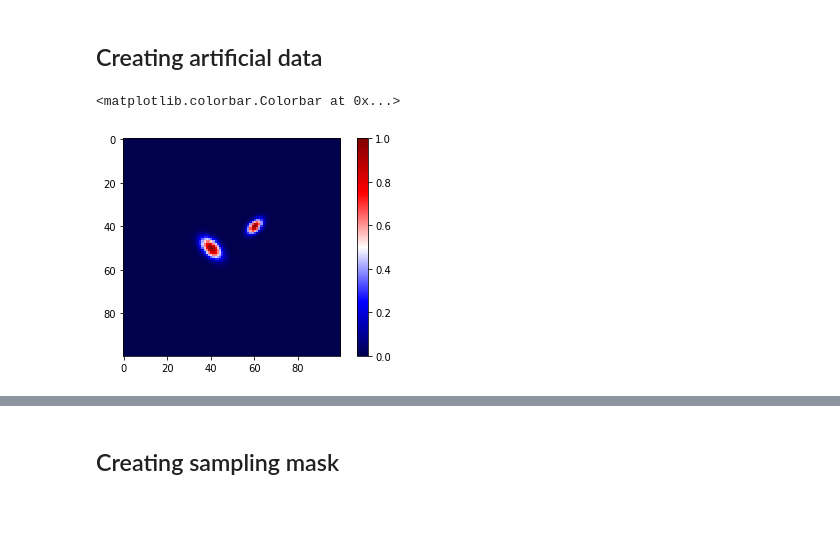
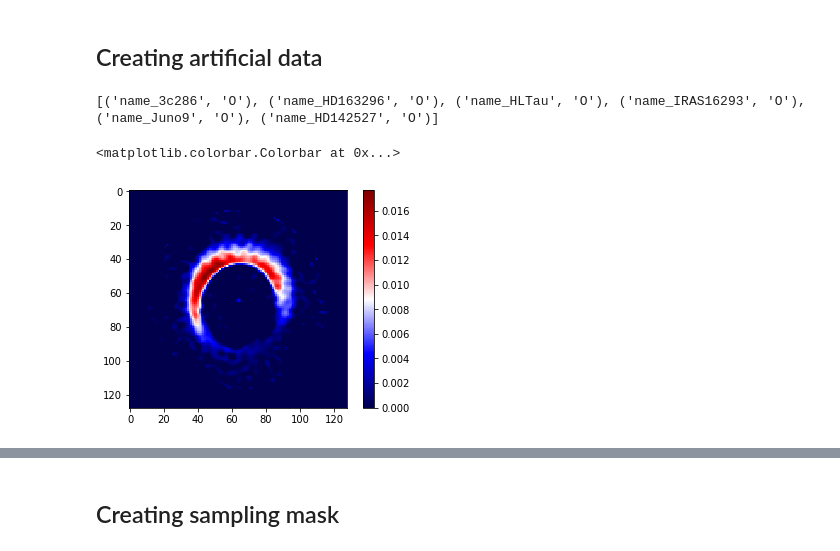
Before and after one commit to lerkoah/BayesianInterferometryIDS, a Jupyter notebook: src/anisotripic-model.ipynb, the cells around one changed output, grey strips where cells are left out. Drawn from its saved outputs; the diff is of its cells as text; code cells hidden in the pictures; blank space fills up the shorter version.

Commit message:
getting figures

```diff
--- a/src/anisotripic-model.ipynb
+++ b/src/anisotripic-model.ipynb
@@ -8,7 +8,7 @@ import scipy.io as sio
 import matplotlib.pyplot as plt
 %matplotlib inline
 # %%
-control = 0 # 0: sinthetic; 1: real
+control = 1 # 0: sinthetic; 1: real
 mycmap = 'seismic'
 np.random.seed(51)
 # %%
@@ -49,7 +49,7 @@ def psi(x,y, a, b, c, e, f):
 ## Creating artificial data
 # %%
 if control:
-    path = '/home/lerko/Dataset_ALMA'
+    path = '../../Dataset_ALMA'
     fileName = 'Dataset_ALMA_11_07_17.mat'
     fullPath = path +'/' + fileName
     data = sio.loadmat(fullPath)
@@ -61,34 +61,35 @@ if control:
 
     print(data['Dataset'].dtype)
 elif not control:
     x = np.arange(100)
     y = np.arange(100)
 
     s1 = np.array([20,10])
     s2 = np.array([20,10])
     s12 = np.array([10,-5])
 
     a = -0.5*s2/(s1*s2-s12**2)
     b = -0.5*s1/(s1*s2-s12**2)
     c = s12/(s1*s2-s12**2)
 #     invSigma = np.array([[-2.*a,-c],[-c, -2.*b]])
 #     print(np.linalg.inv(invSigma))
 
     e = np.array([50,40])
     f = np.array([40,60])
     numberOfBasis = e.shape[0]
     img = np.zeros((x.shape[0],y.shape[0]))
 
     for i in range(x.shape[0]):
         for j in range(y.shape[0]):
             for k in range(numberOfBasis):
                 img[i,j] = img[i,j] + psi(x[i],y[j],a[k],b[k],c[k],e[k],f[k])
     IMAGE_SIZE_X, IMAGE_SIZE_Y = img.shape
 
 plt.imshow(img, cmap=mycmap)
 plt.colorbar()
 # %% [output]
-<matplotlib.colorbar.Colorbar at 0x...>
+[('name_3c286', 'O'), ('name_HD163296', 'O'), ('name_HLTau', 'O'), ('name_IRAS16293', 'O'), ('name_Juno9', 'O'), ('name_HD142527', 'O')]
+<matplotlib.colorbar.Colorbar at 0x...>
-[figure, old version]
+[figure, new version]
 # %%
 # Calculate the spectrum
```
Also changed, not shown: parts of 13 cells of this notebook, 4 other files.
